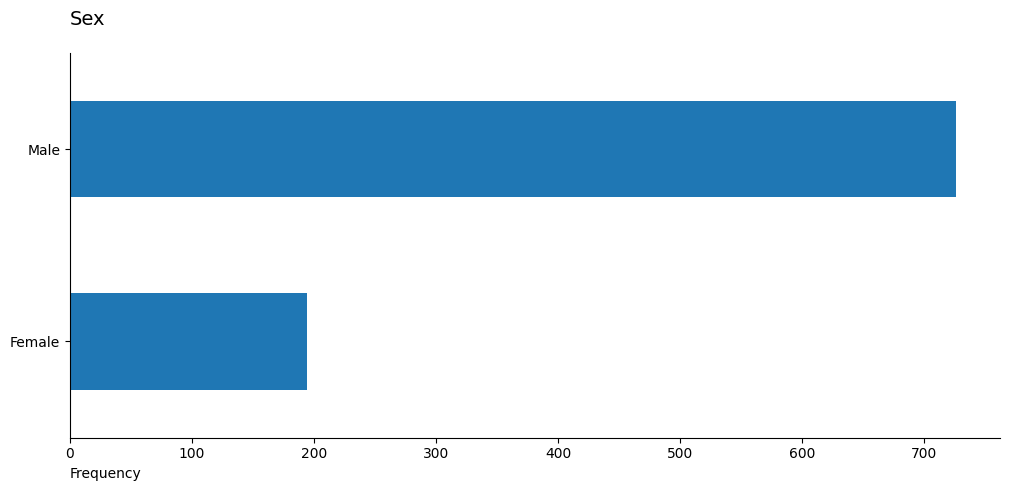
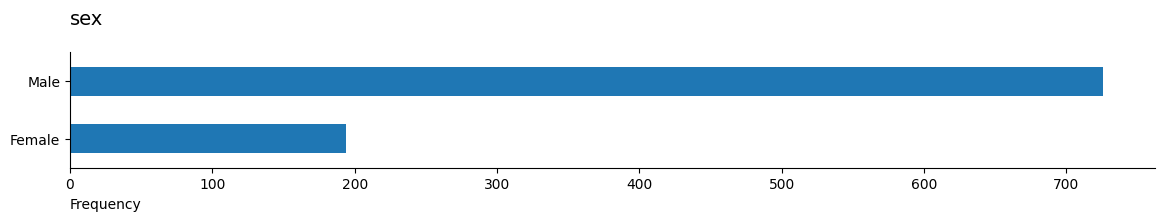
The notebook cell's code change between the first figure and the second:
--- before
+++ after
@@ -1,6 +1,14 @@
-ax = df["sex"].value_counts().sort_values().plot(kind="barh", figsize=(12, 5))
-ax.set_title("Sex", fontsize=14, loc="left", pad=20)
-ax.set_ylabel("")
-ax.set_xlabel("Frequency", loc="left")
-ax.spines["top"].set_visible(False)
-ax.spines["right"].set_visible(False)
+from matplotlib import pyplot as plt
+
+categorical_cols = [
+    col for col in df.columns if df[col].dtype == "object"
+]
+
+for col in categorical_cols:
+    ax = df[col].value_counts().sort_values().plot(kind="barh", figsize=(14, 1.5))
+    ax.set_title(col, fontsize=14, loc="left", pad=20)
+    ax.set_ylabel("")
+    ax.set_xlabel("Frequency", loc="left")
+    ax.spines["top"].set_visible(False)
+    ax.spines["right"].set_visible(False)
+    plt.show()

Commit: Implement feature X to enhance user experience and optimize performance